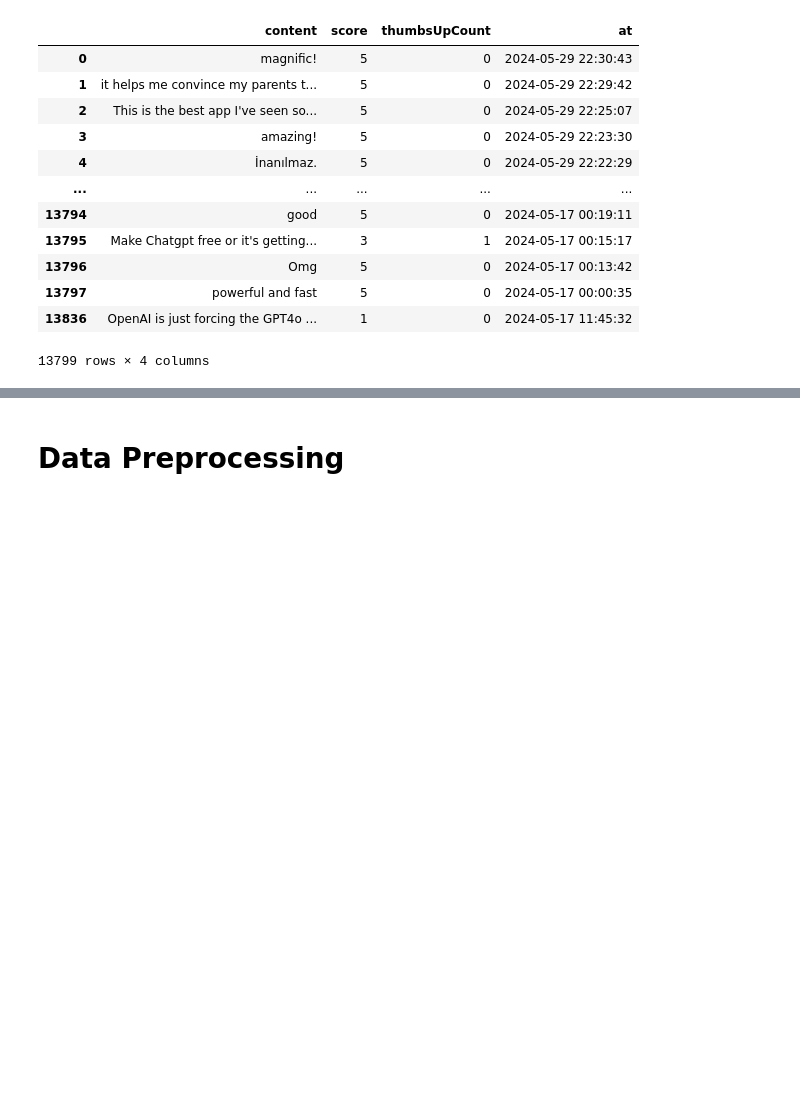
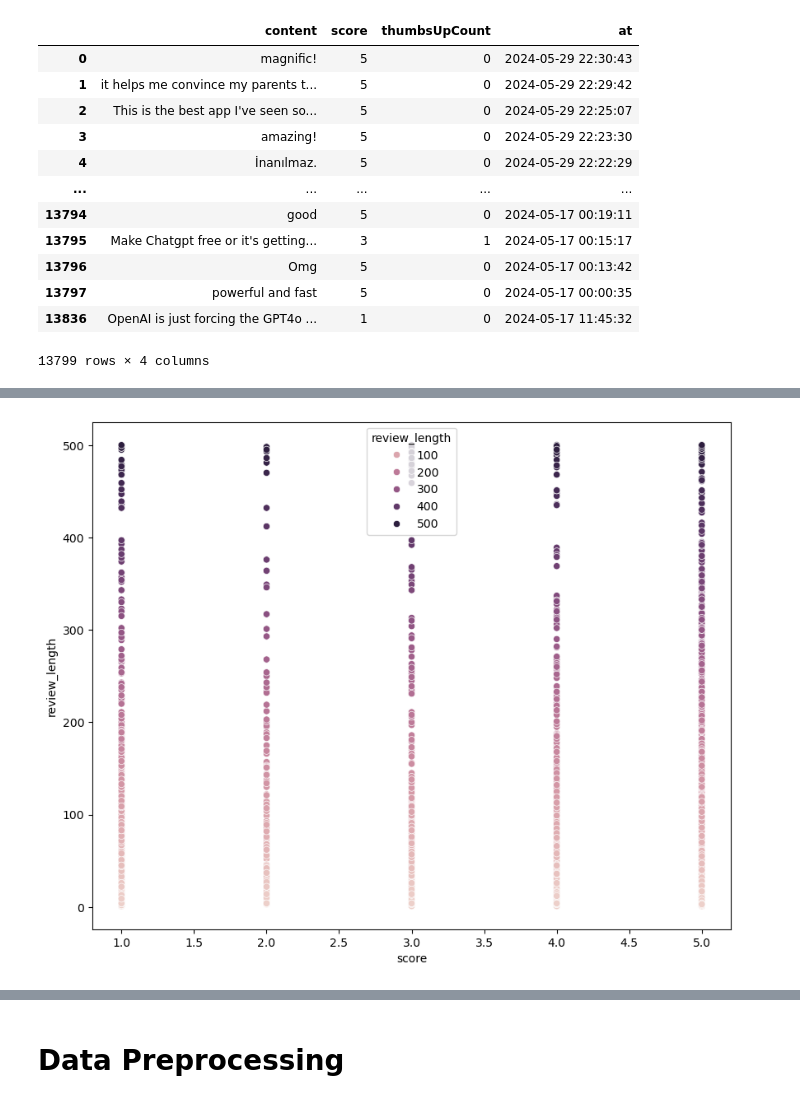
Before and after one commit to MaukanMir/Chat-GPT-Reviews-Sentiment-Analysis, a Jupyter notebook: training.ipynb, the cells around one changed output, grey strips where cells are left out. Cells and saved outputs as stored; diff of their text form; code cells hidden in the pictures; blank space fills up the shorter version.

Commit message:
added new visuals

```diff
--- a/training.ipynb
+++ b/training.ipynb
@@ -108,0 +111,3 @@ df
+# %%
+df["review_length"] = df["content"].apply(lambda review: len(review))
+df["word_count"] = df["content"].apply(lambda review: len(review.split()))
@@ -108,0 +126,6 @@ df
+# %%
+plt.figure(figsize=(10, 8))
+sns.scatterplot(data=df, x="score", y="review_length", hue="review_length")
+plt.show()
+# %% [output]
+[figure, added]
```
Also changed, not shown: parts of 6 cells of this notebook.
